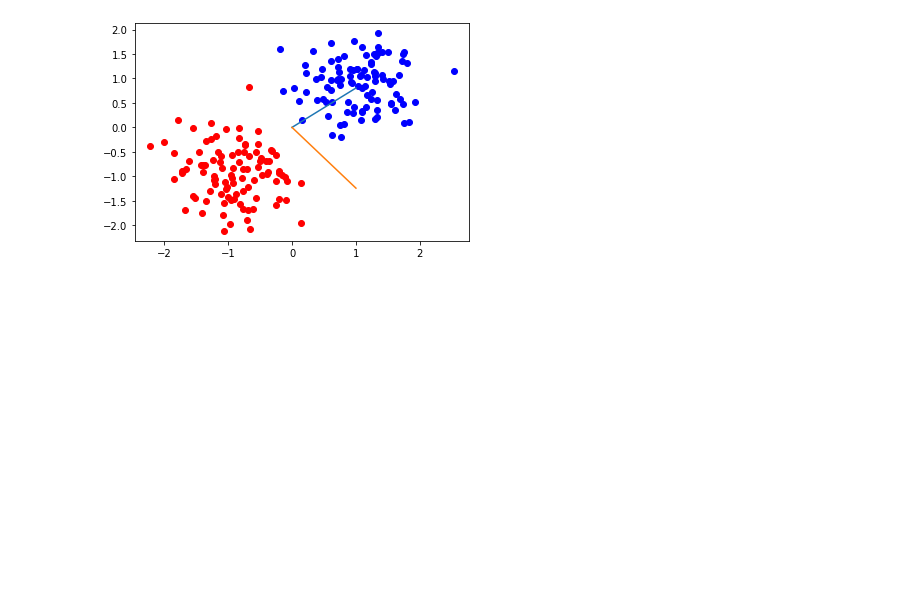
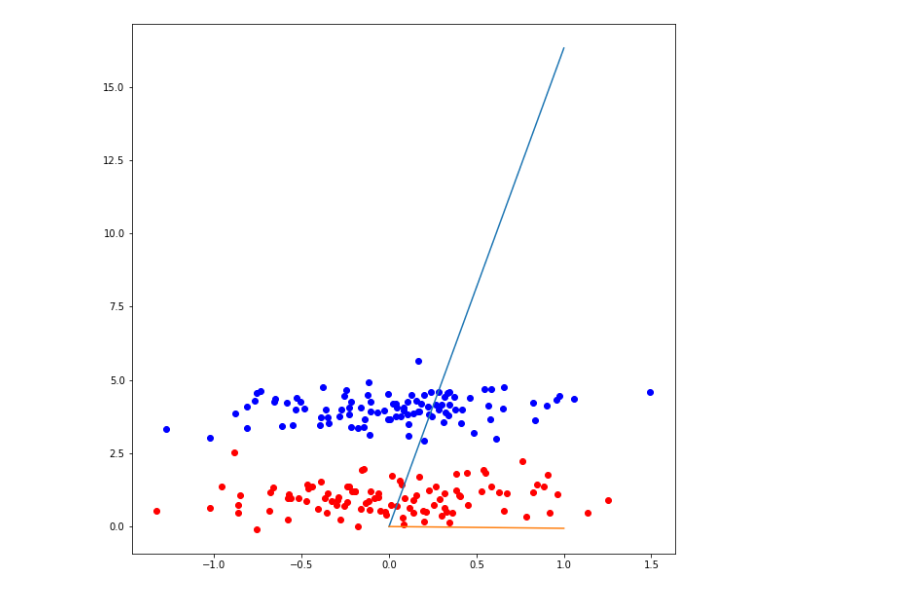
Before and after one commit to mattiasgullstrand/ANN_lab1, a Jupyter notebook: Assignment_1_merge.ipynb, the cells around one changed output. Drawn from its saved outputs; the diff is of its cells as text; code cells hidden in the pictures; blank space fills up the shorter version.

```diff
--- a/Assignment_1_merge.ipynb
+++ b/Assignment_1_merge.ipynb
@@ -3,8 +3,8 @@ import numpy as np
 import matplotlib.pyplot as plt
 
 n = 100
-mA = np.array([1, 1])
-mB = np.array([-1, -1])
+mA = np.array([0, 4])
+mB = np.array([0, 1])
 sigmaA = 0.5
 sigmaB = 0.5
 classA = np.zeros([n,2])
@@ -56,7 +56,7 @@ def w_line_vec(W, x_start, x_end, bias = False):
 
 def norm_vec(w_line):
     normal = np.zeros(w_line.shape)
-    normal[0] = 0
+    normal[0] = w_line[0]
     normal[1] = -1/w_line[1]
     return normal
 # %% [output]
@@ -64,7 +68,9 @@ def norm_vec(w_line):
 # %%
 def perceptron_learning(lr, epoch, W, X, T, classA, classB, bias = False):
+    errors = []
     for e in range(epoch):
         delta_W = np.zeros(W.shape)
+        mse = 0
         for i in range(X.shape[1]):
             x = X[:,i].reshape(X.shape[0], 1)
             y = indicator(W,x)
@@ -73,17 +79,18 @@ def perceptron_learning(lr, epoch, W, X, T, classA, classB, bias = False):
                 delta_W += -lr*x.T
             if t == 1 and y == 0:
                 delta_W += lr*x.T
+            mse += 0.5*(y-t)**2
         W = np.add(W, delta_W) # Batch learning
+        errors.append(mse)
 
+    plt.figure(figsize=(10,10))
     plt.plot(classA[:,0], classA[:,1], 'bo', color = 'b')
     plt.plot(classB[:,0], classB[:,1], 'bo', color = 'r')
     if bias == True:
-        #plt.plot(norm_vec(W_bias)[:2] + W[0,2])
-        plt.plot(w_line(W_bias, 0, 1, bias = True))
-        plt.plot(norm_vec(w_line(W_bias, 0, 1, bias = True)))
+        plt.plot(w_line_vec(W, 0, 1, bias = True))
+        plt.plot(norm_vec(w_line_vec(W, 0, 1, bias = True)))
     else:
-        #plt.plot(norm_vec(W))
         plt.plot(w_line_vec(W, 0, 1))
         plt.plot(norm_vec(w_line_vec(W, 0, 1)))
 
-    return W
+    return W, errors
@@ -103,5 +126,9 @@ ValueError: matmul: Input operand 0 does not have enough dimensions (has 0, gufu
+# %%
+W_old_per = np.copy(W)
+per_errors = []
 # %%
-W_new = perceptron_learning(0.001, 5, W_old, X, T_percept, classA, classB)
-W_old = W_new
+W_new_per, new_per_errors = perceptron_learning(0.001, 1000, W_old_per, X, T_percept, classA, classB)
+W_old = np.copy(W_new_per)
+per_errors = per_errors + new_per_errors
 # %% [output]
-[figure, old version]
+[figure, new version]
```
Also changed, not shown: parts of 23 cells of this notebook.
